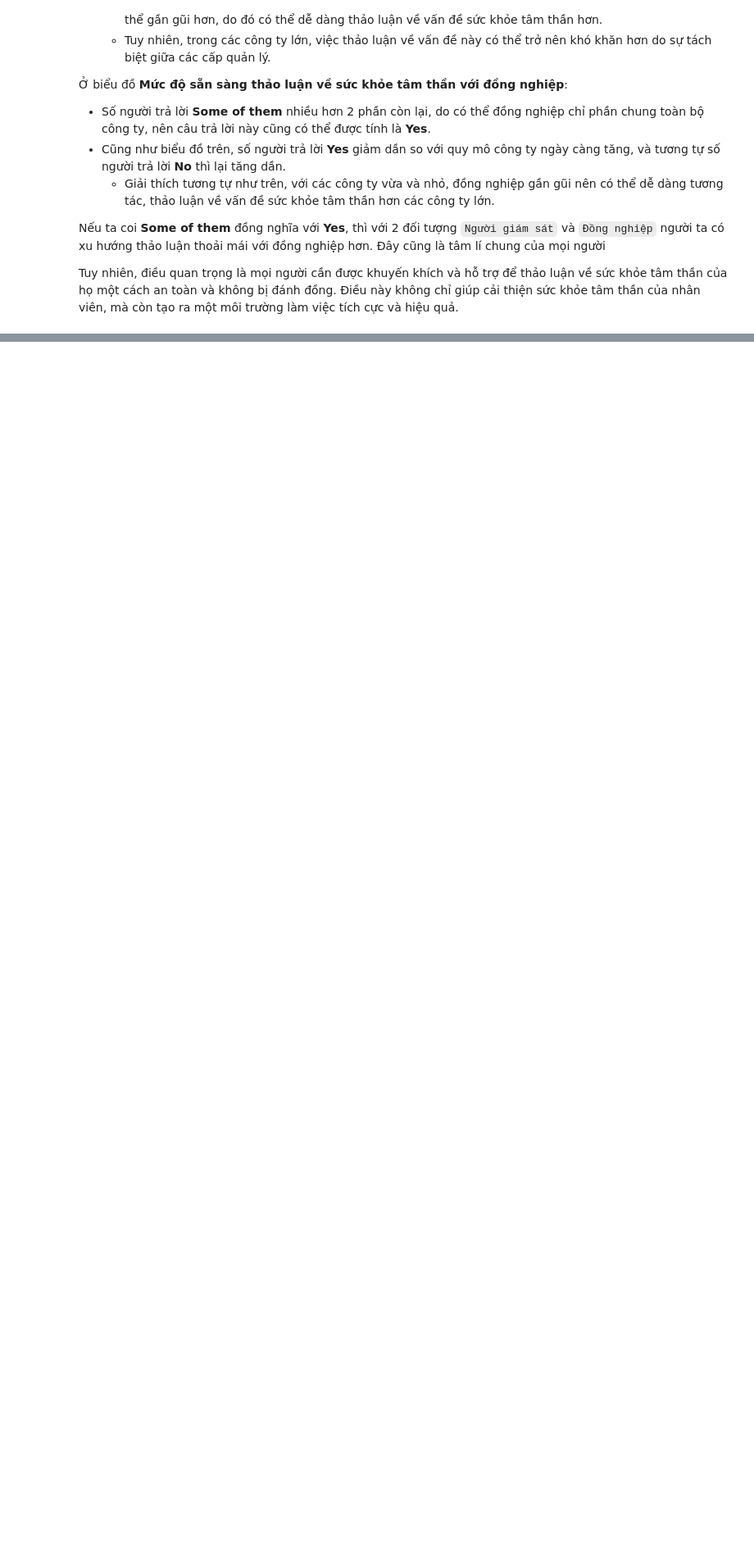
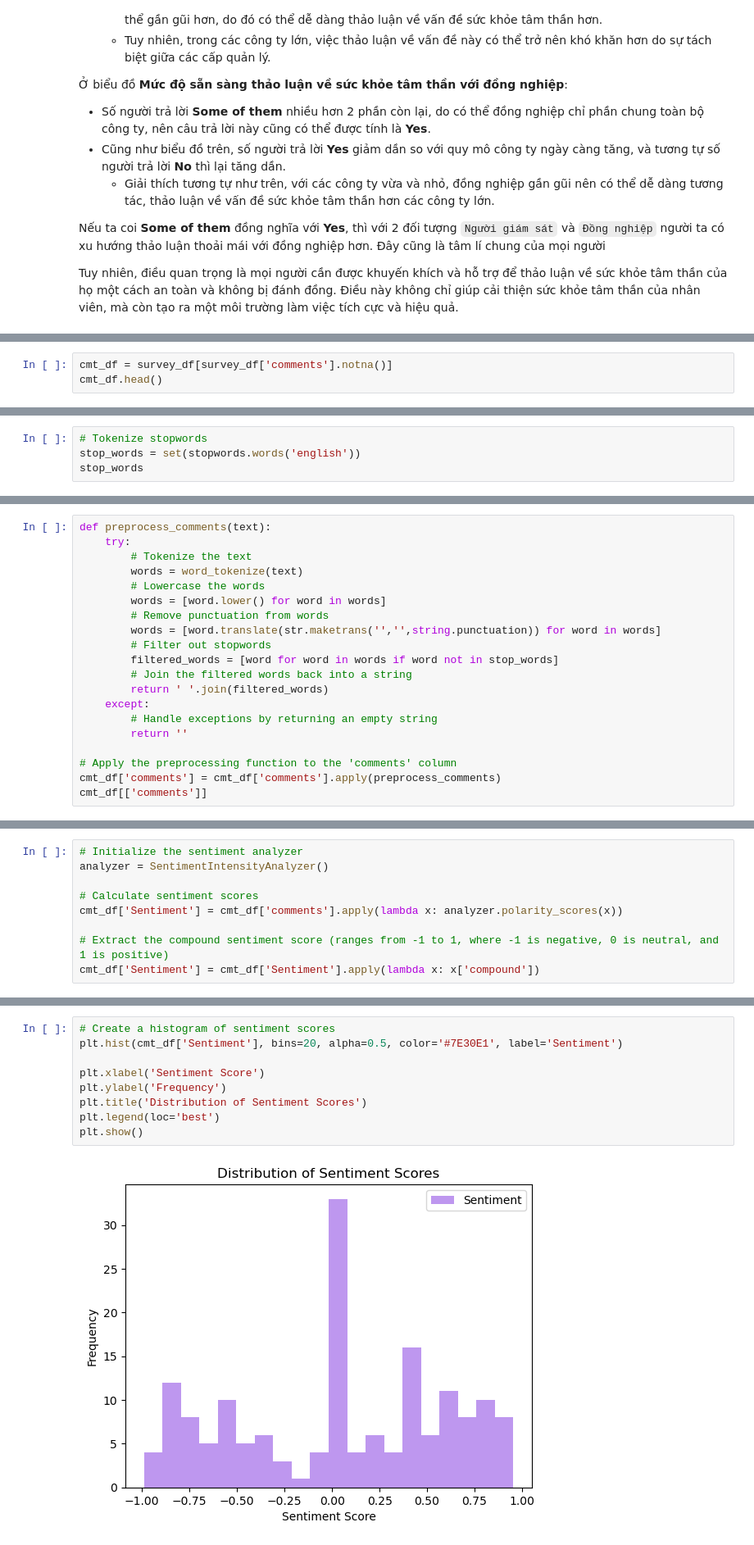
Before and after one commit to cheesepp/P4DS_FinalProject, a Jupyter notebook: EDA.ipynb, the cells around one changed output, grey strips where cells are left out. Shown at 82% size. Cells and saved outputs as stored; diff of their text form; blank space fills up the shorter version.

Commit message:
sentiment analysis

```diff
--- a/EDA.ipynb
+++ b/EDA.ipynb
@@ -159,0 +190,3 @@ Tuy nhiên, điều quan trọng là mọi người cần được khuyến khí
+# %%
+cmt_df = survey_df[survey_df['comments'].notna()]
+cmt_df.head()
@@ -159,0 +217,4 @@ Tuy nhiên, điều quan trọng là mọi người cần được khuyến khí
+# %%
+# Tokenize stopwords
+stop_words = set(stopwords.words('english'))
+stop_words
@@ -159,0 +241,20 @@ Tuy nhiên, điều quan trọng là mọi người cần được khuyến khí
+# %%
+def preprocess_comments(text):
+    try:
+        # Tokenize the text
+        words = word_tokenize(text)
+        # Lowercase the words
+        words = [word.lower() for word in words]
+        # Remove punctuation from words
+        words = [word.translate(str.maketrans('','',string.punctuation)) for word in words]
+        # Filter out stopwords
+        filtered_words = [word for word in words if word not in stop_words]
+        # Join the filtered words back into a string
+        return ' '.join(filtered_words)
+    except:
+        # Handle exceptions by returning an empty string
+        return ''
+
+# Apply the preprocessing function to the 'comments' column
+cmt_df['comments'] = cmt_df['comments'].apply(preprocess_comments)
+cmt_df[['comments']]
@@ -159,0 +279,9 @@ Tuy nhiên, điều quan trọng là mọi người cần được khuyến khí
+# %%
+# Initialize the sentiment analyzer
+analyzer = SentimentIntensityAnalyzer()
+
+# Calculate sentiment scores
+cmt_df['Sentiment'] = cmt_df['comments'].apply(lambda x: analyzer.polarity_scores(x))
+
+# Extract the compound sentiment score (ranges from -1 to 1, where -1 is negative, 0 is neutral, and 1 is positive)
+cmt_df['Sentiment'] = cmt_df['Sentiment'].apply(lambda x: x['compound'])
@@ -159,0 +305,11 @@ Tuy nhiên, điều quan trọng là mọi người cần được khuyến khí
+# %%
+# Create a histogram of sentiment scores
+plt.hist(cmt_df['Sentiment'], bins=20, alpha=0.5, color='#7E30E1', label='Sentiment')
+
+plt.xlabel('Sentiment Score')
+plt.ylabel('Frequency')
+plt.title('Distribution of Sentiment Scores')
+plt.legend(loc='best')
+plt.show()
+# %% [output]
+[figure, added]
```
Also changed, not shown: parts of 18 cells of this notebook.
